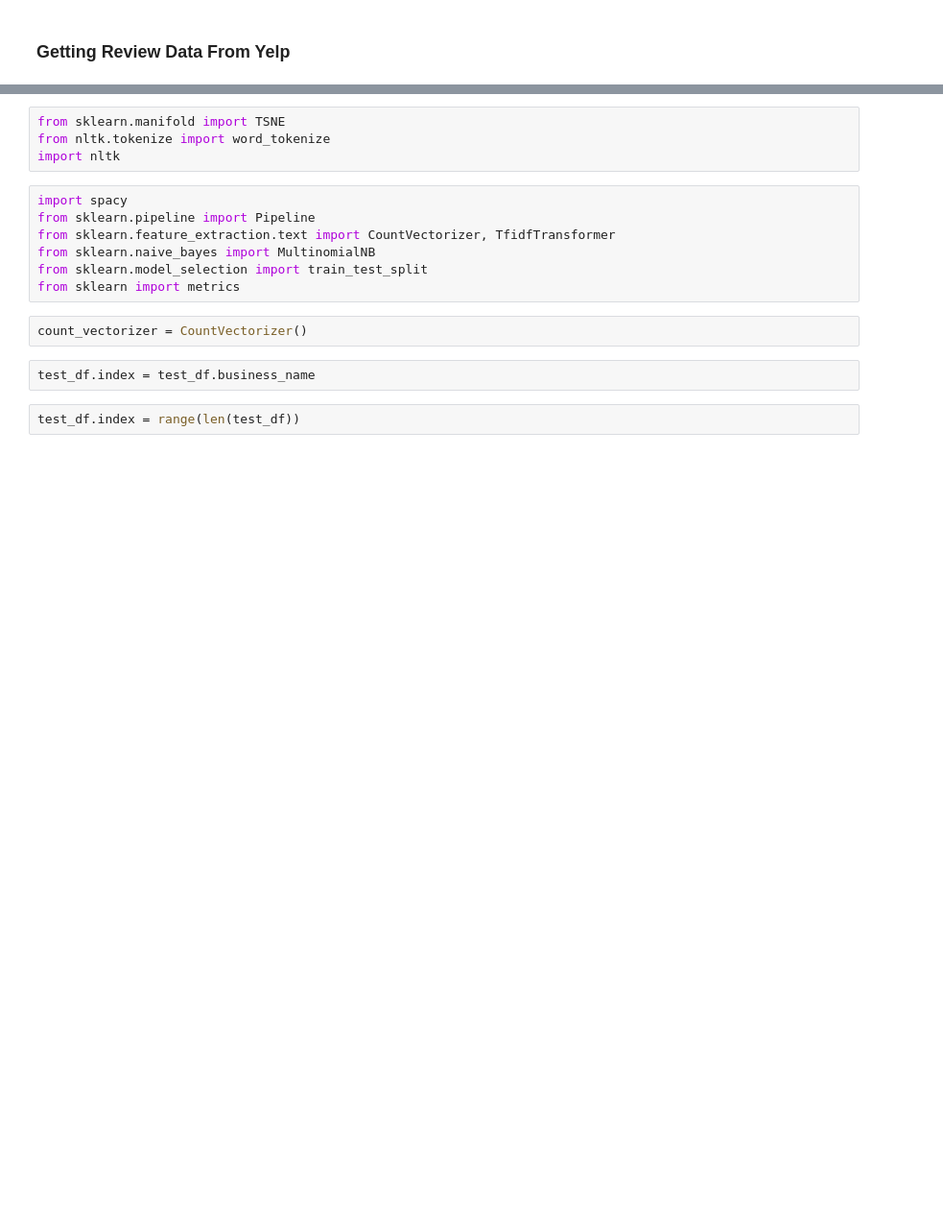
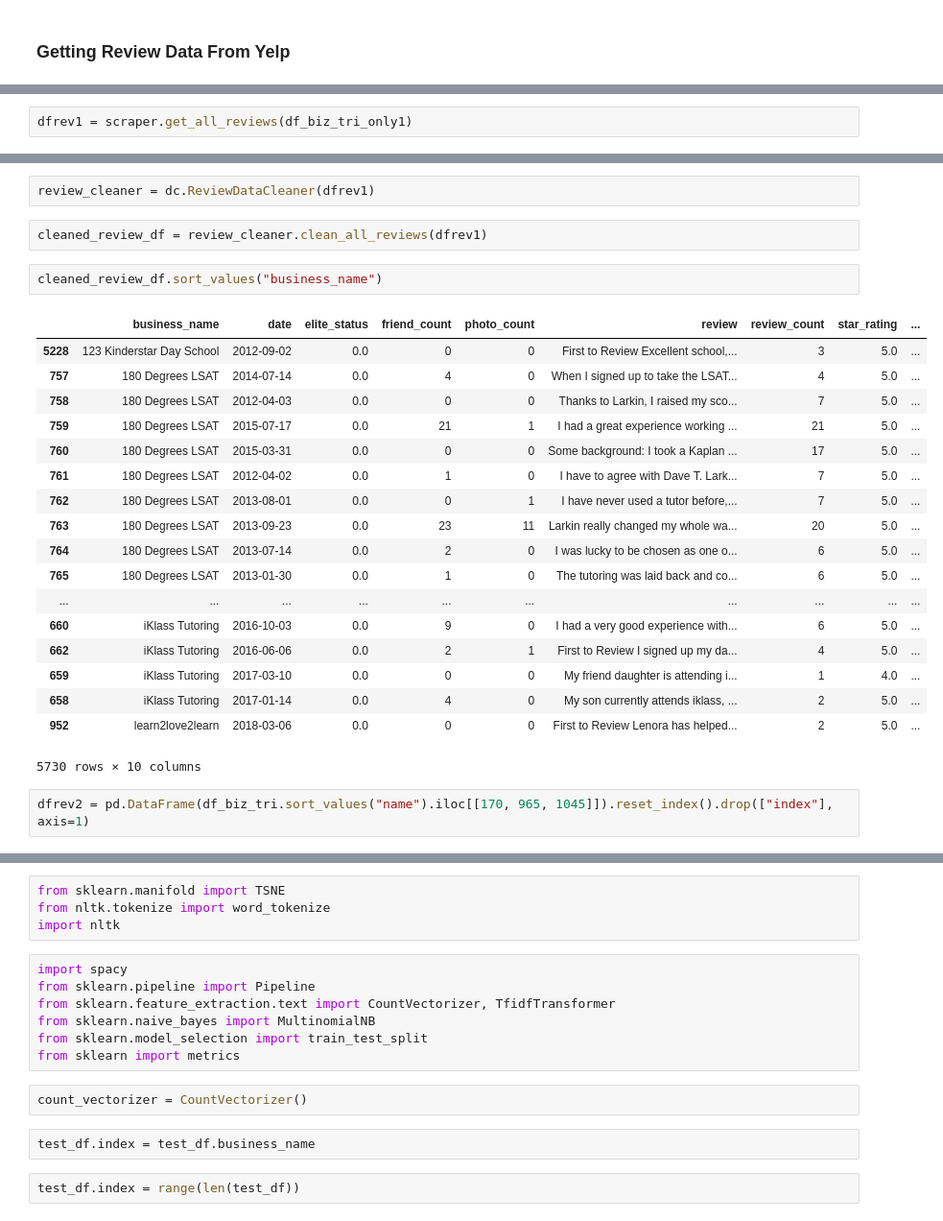
Before and after one commit to rvent/Tutoring_Company_Project, a Jupyter notebook: DataGatherNB.ipynb, the cells around one changed output, grey strips where cells are left out. Shown: that part at 96% size. Drawn from its saved outputs; the diff is of its cells as text; blank space fills up the shorter version.

```diff
--- a/DataGatherNB.ipynb
+++ b/DataGatherNB.ipynb
@@ -579,0 +310,2 @@ cursor.close()
+# %%
+dfrev1 = scraper.get_all_reviews(df_biz_tri_only1)
@@ -579,0 +337,27 @@ cursor.close()
+# %%
+review_cleaner = dc.ReviewDataCleaner(dfrev1)
+# %%
+cleaned_review_df = review_cleaner.clean_all_reviews(dfrev1)
+# %%
+cleaned_review_df.sort_values("business_name")
+# %% [output]
+|  | business_name | date | elite_status | friend_count | photo_count | review | review_count | star_rating | ... |
+| 5228 | 123 Kinderstar Day School | 2012-09-02 | 0.0 | 0 | 0 | First to Review Excellent school,... | 3 | 5.0 | ... |
+| 757 | 180 Degrees LSAT | 2014-07-14 | 0.0 | 4 | 0 | When I signed up to take the LSAT... | 4 | 5.0 | ... |
+| 758 | 180 Degrees LSAT | 2012-04-03 | 0.0 | 0 | 0 | Thanks to Larkin, I raised my sco... | 7 | 5.0 | ... |
+| 759 | 180 Degrees LSAT | 2015-07-17 | 0.0 | 21 | 1 | I had a great experience working ... | 21 | 5.0 | ... |
+| 760 | 180 Degrees LSAT | 2015-03-31 | 0.0 | 0 | 0 | Some background: I took a Kaplan ... | 17 | 5.0 | ... |
+| 761 | 180 Degrees LSAT | 2012-04-02 | 0.0 | 1 | 0 | I have to agree with Dave T. Lark... | 7 | 5.0 | ... |
+| 762 | 180 Degrees LSAT | 2013-08-01 | 0.0 | 0 | 1 | I have never used a tutor before,... | 7 | 5.0 | ... |
+| 763 | 180 Degrees LSAT | 2013-09-23 | 0.0 | 23 | 11 | Larkin really changed my whole wa... | 20 | 5.0 | ... |
+| 764 | 180 Degrees LSAT | 2013-07-14 | 0.0 | 2 | 0 | I was lucky to be chosen as one o... | 6 | 5.0 | ... |
+| 765 | 180 Degrees LSAT | 2013-01-30 | 0.0 | 1 | 0 | The tutoring was laid back and co... | 6 | 5.0 | ... |
+| ... | ... | ... | ... | ... | ... | ... | ... | ... | ... |
+| 660 | iKlass Tutoring | 2016-10-03 | 0.0 | 9 | 0 | I had a very good experience with... | 6 | 5.0 | ... |
+| 662 | iKlass Tutoring | 2016-06-06 | 0.0 | 2 | 1 | First to Review I signed up my da... | 4 | 5.0 | ... |
+| 659 | iKlass Tutoring | 2017-03-10 | 0.0 | 0 | 0 | My friend daughter is attending i... | 1 | 4.0 | ... |
+| 658 | iKlass Tutoring | 2017-01-14 | 0.0 | 4 | 0 | My son currently attends iklass, ... | 2 | 5.0 | ... |
+| 952 | learn2love2learn | 2018-03-06 | 0.0 | 0 | 0 | First to Review Lenora has helped... | 2 | 5.0 | ... |
+5730 rows × 10 columns
+# %%
+dfrev2 = pd.DataFrame(df_biz_tri.sort_values("name").iloc[[170, 965, 1045]]).reset_index().drop(["index"], axis=1)
```
Also changed, not shown: parts of 124 cells of this notebook.
